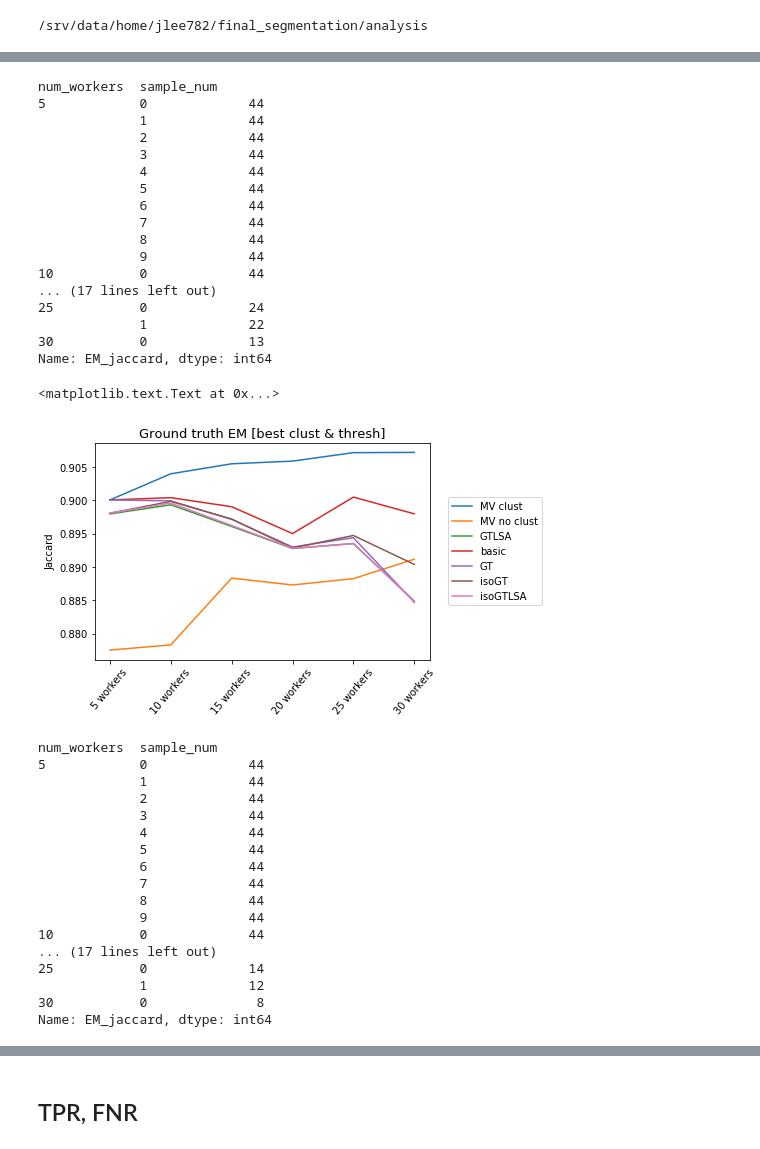
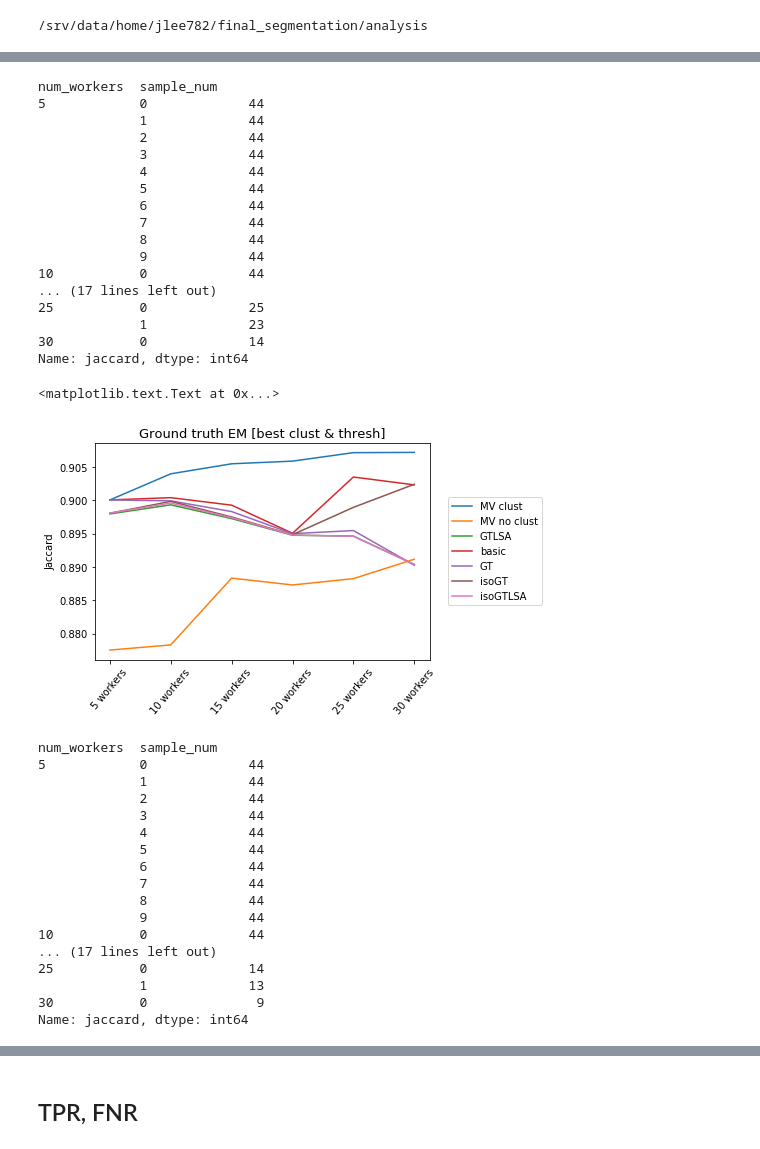
Before and after one commit to cognoscentai/segmentation, a Jupyter notebook: ipynb/CompleteDownstreamAnalysis.ipynb, the cells around one changed output, grey strips where cells are left out. Drawn from its saved outputs; the diff is of its cells as text; code cells hidden in the pictures.

```diff
--- a/ipynb/CompleteDownstreamAnalysis.ipynb
+++ b/ipynb/CompleteDownstreamAnalysis.ipynb
@@ -16,18 +19,29 @@ The autoreload extension is already loaded. To reload it, use:
 # Pick best clusters for each object sample based on MV
 best_clust_df = best_worker_picking()
 # %%
-gt=""
-MV = pd.read_csv("pixel_em/all_MV_PRJ_table.csv")
-MV = MV[MV["clust"]==-1]
-MV_noClust = MV.groupby("num_workers").mean()["MV_jaccard"]
-plt.plot(MV_noClust,label="MV")
+def plot_best_clust_thresh_metric(metric,gt=""):
+    for algo in ['GTLSA',"basic","GT","isoGT","isoGTLSA"]:
+        # we only ran on the best clusters, so the results should only be on the best clusters if not -1
+        data =  pd.read_csv("pixel_em/{}{}_full_PRJ_table.csv".format(gt,algo))
+        data = data[((data["clust"]==-1) &(data["objid"].isin(noClust_obj)))| ((data["clust"]!=-1) & data["objid"].isin(clustObj))]
+        plt.plot(data.groupby("num_workers").mean()[metric],label=algo)
+        assert len(data.objid.unique())==len(object_lst)
+    MV = pd.read_csv("pixel_em/MV_full_PRJ_table.csv")
+    # now need to filter based on best cluster
+    MV = filter_best_clust(MV,best_clust_df)
+    # select only the best cluster if clustered object -1 if not clustered
+    MV = MV[((MV["clust"]==-1) &(MV["objid"].isin(noClust_obj)))| ((MV["clust"]!=-1) & MV["objid"].isin(clustObj))]
 
-for algo in ['GTLSA',"basic","GT","isoGT","isoGTLSA"]:
-    data =  pd.read_csv("pixel_em/{}{}_full_PRJ_table.csv".format(gt,algo))
-    data = data[data["clust"]==-1]
-    plt.plot(data.groupby("num_workers").mean()["EM_jaccard"],label=algo)
-plt.legend(bbox_to_anchor=(1.04,0.5),loc="center left")
-plt.ylabel("Jaccard")
-plt.xticks(rotation=50)
-a = gca().set_xticklabels([0,'5 workers','10 workers','15 workers','20 workers','25 workers','30 workers'])
-plt.title("Ground truth EM [No clust & Best thresh]",fontsize=13)
+    #MV[(MV["num_workers"]==5)&(MV["sample_num"]==9)].sort("objid")
+    plt.plot(MV.groupby("num_workers").mean()[metric],label="MV clust")
+    MV_noClust = MV.groupby("num_workers").mean()[metric]
+    plt.plot(MV_noClust,label="MV no clust")
+
+    plt.legend(bbox_to_anchor=(1.04,0.5),loc="center left")
+    plt.ylabel(metric)
+    plt.xticks(rotation=50)
+    a = gca().set_xticklabels([0,'5 workers','10 workers','15 workers','20 workers','25 workers','30 workers'])
+    if gt:
+        plt.title("Ground truth EM [best clust & thresh]",fontsize=13)
+    else:
+        plt.title("Binary Search Thresh EM [best clust & thresh]",fontsize=13)
@@ -37,5 +52,5 @@ plt.title("Ground truth EM [No clust & Best thresh]",fontsize=13)
 # %%
-data.groupby(["num_workers","sample_num"]).count()["EM_jaccard"]
+data.groupby(["num_workers","sample_num"]).count()["jaccard"]
 # %% [output]
 num_workers  sample_num
 5            0             44
@@ -50,40 +65,40 @@ num_workers  sample_num
              9             44
 10           0             44
 ... (17 lines left out)
-25           0             24
-             1             22
-30           0             13
-Name: EM_jaccard, dtype: int64
+25           0             25
+             1             23
+30           0             14
+Name: jaccard, dtype: int64
 # %%
 clustObj=clust_df.objid.unique()
 # %%
 gt=""
-MV = pd.read_csv("pixel_em/all_MV_PRJ_table.csv")
+MV = pd.read_csv("pixel_em/MV_full_PRJ_table.csv")
 # now need to filter based on best cluster
 MV = filter_best_clust(MV,best_clust_df)
 # select only the best cluster if clustered object -1 if not clustered
 MV = MV[((MV["clust"]==-1) &(MV["objid"].isin(noClust_obj)))| ((MV["clust"]!=-1) & MV["objid"].isin(clustObj))]
 
 #MV[(MV["num_workers"]==5)&(MV["sample_num"]==9)].sort("objid")
-plt.plot(MV.groupby("num_workers").mean()["MV_jaccard"],label="MV clust")
+plt.plot(MV.groupby("num_workers").mean()["jaccard"],label="MV clust")
 plt.plot(MV_noClust,label="MV no clust")
 
 for algo in ['GTLSA',"basic","GT","isoGT","isoGTLSA"]:
     # we only ran on the best clusters, so the results should only be on the best clusters if not -1
     data =  pd.read_csv("pixel_em/{}{}_full_PRJ_table.csv".format(gt,algo))
     data = data[((data["clust"]==-1) &(data["objid"].isin(noClust_obj)))| ((data["clust"]!=-1) & data["objid"].isin(clustObj))]
-    plt.plot(data.groupby("num_workers").mean()["EM_jaccard"],label=algo)
+    plt.plot(data.groupby("num_workers").mean()["jaccard"],label=algo)
     assert len(data.objid.unique())==len(object_lst)
 plt.legend(bbox_to_anchor=(1.04,0.5),loc="center left")
 plt.ylabel("Jaccard")
 plt.xticks(rotation=50)
 a = gca().set_xticklabels([0,'5 workers','10 workers','15 workers','20 workers','25 workers','30 workers'])
 plt.title("Ground truth EM [best clust & thresh]",fontsize=13)
 # %% [output]
 <matplotlib.text.Text at 0x...>
-[figure, old version]
+[figure, new version]
 # %%
-data.groupby(["num_workers","sample_num"]).count()["EM_jaccard"]
+data.groupby(["num_workers","sample_num"]).count()["jaccard"]
 # %% [output]
 num_workers  sample_num
 5            0             44
@@ -99,6 +114,6 @@ num_workers  sample_num
 10           0             44
 ... (17 lines left out)
 25           0             14
-             1             12
-30           0              8
-Name: EM_jaccard, dtype: int64
+             1             13
+30           0              9
+Name: jaccard, dtype: int64
```
Also changed, not shown: parts of 7 cells of this notebook, 3 other files.
